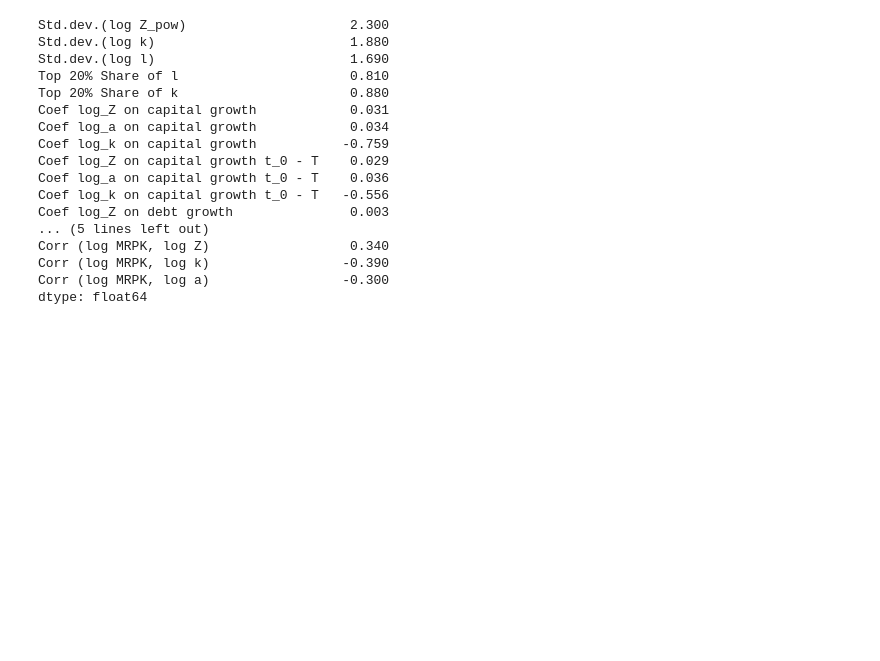
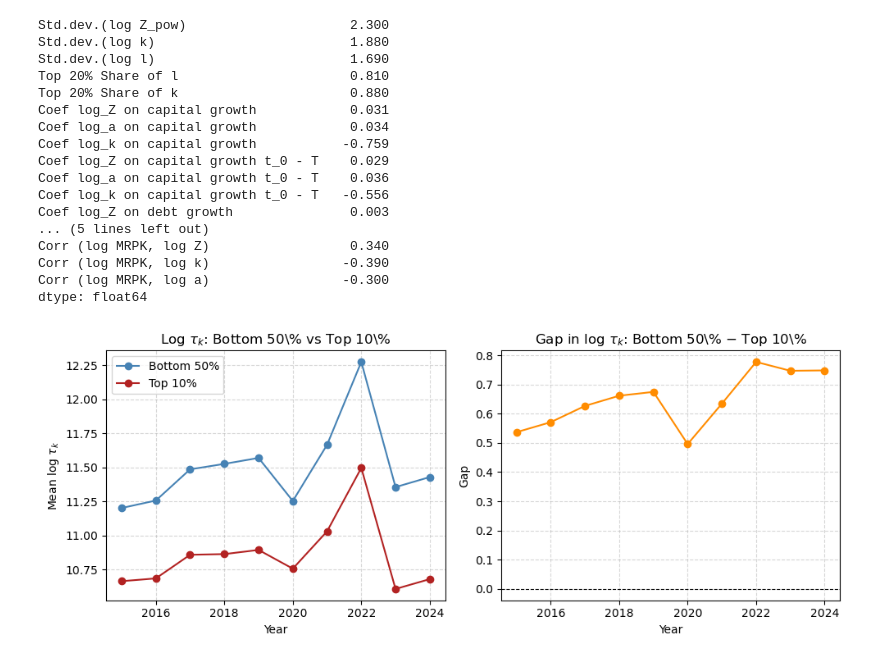
Before and after one commit to CurdinLieberherr/Master-Thesis, a Jupyter notebook: remodel_gopinath.ipynb, the cells around one changed output. Cells and saved outputs as stored; diff of their text form; code cells hidden in the pictures; blank space fills up the shorter version.

```diff
--- a/remodel_gopinath.ipynb
+++ b/remodel_gopinath.ipynb
@@ -63,3 +67,7 @@ Corr (log MRPK, log Z)                  0.340
 Corr (log MRPK, log k)                 -0.390
 Corr (log MRPK, log a)                 -0.300
 dtype: float64
+# %%
+_ = spain3.plot_capital_wedges()
+# %% [output]
+[figure, added]
```
Also changed, not shown: parts of 1 cell of this notebook, 2 other files.
